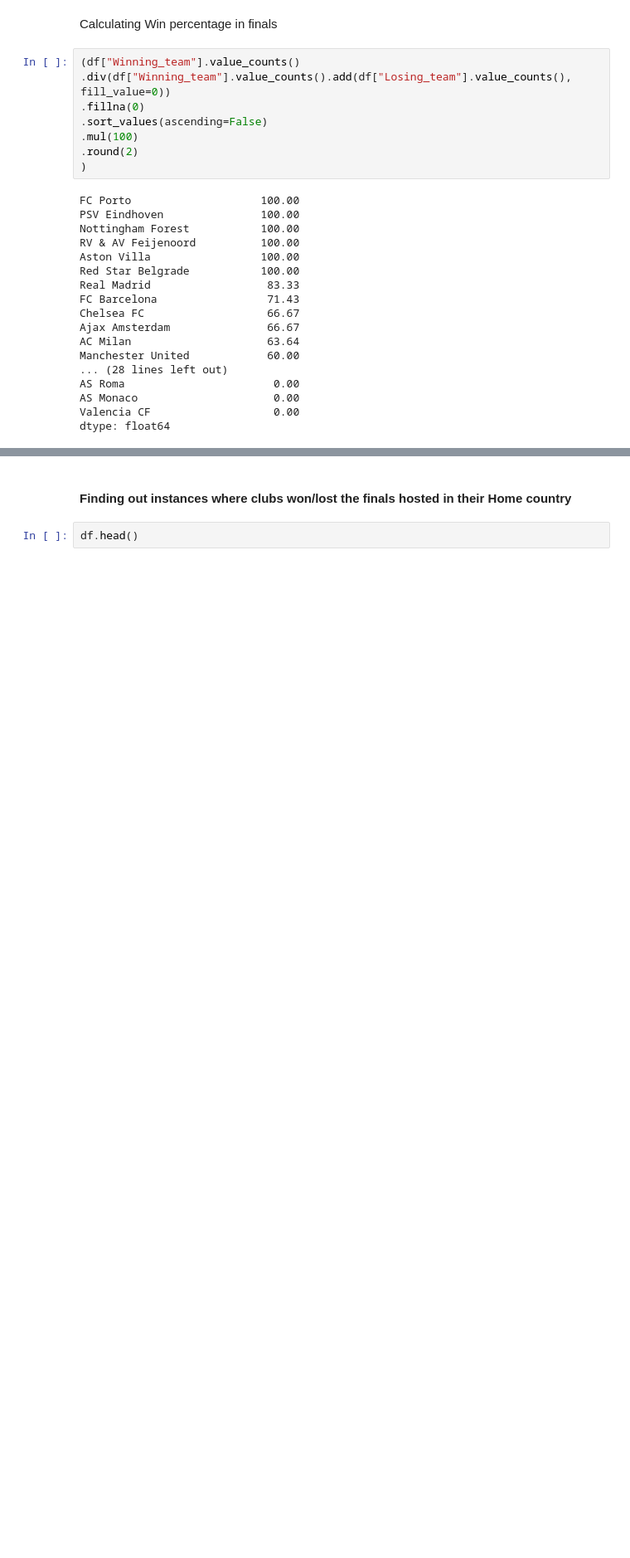
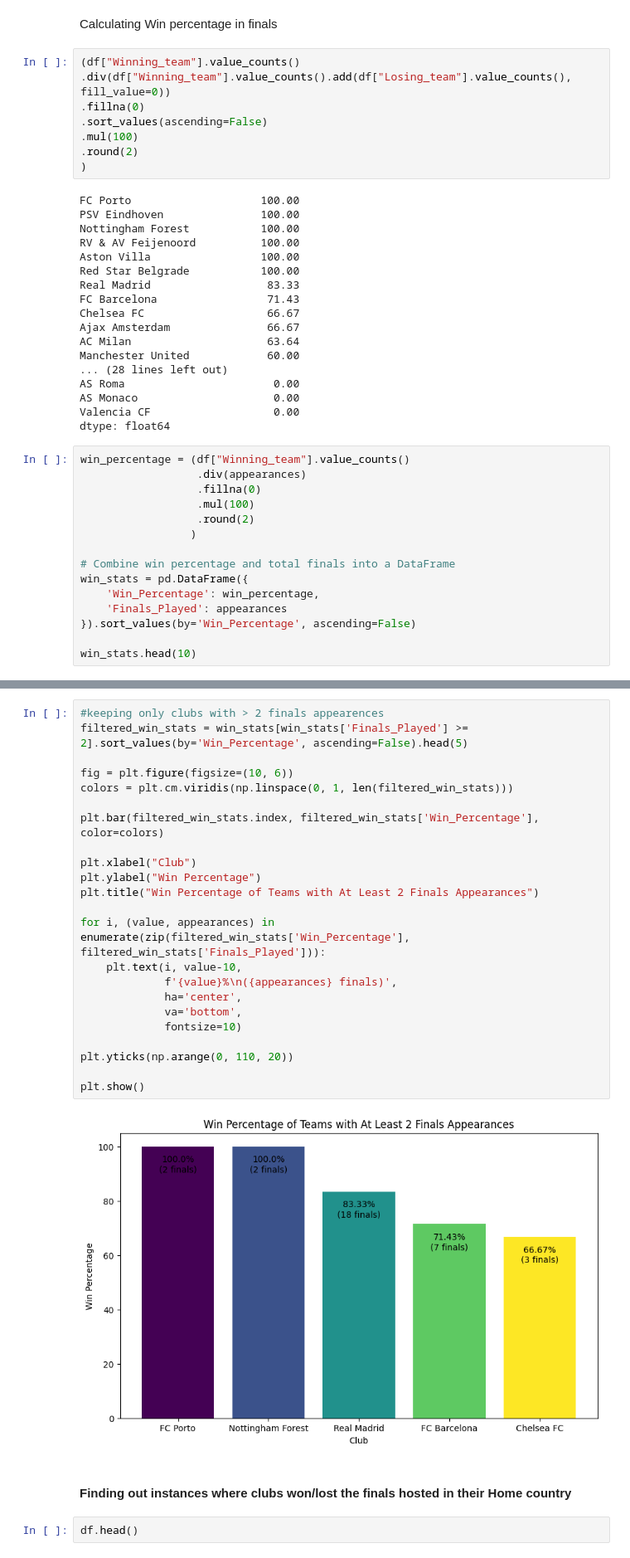
Before and after one commit to Fatha27/UCL_Analysis, a Jupyter notebook: ucl_finals_analysis.ipynb, the cells around one changed output, grey strips where cells are left out. Shown at 83% size. Drawn from its saved outputs; the diff is of its cells as text; blank space fills up the shorter version.

```diff
--- a/ucl_finals_analysis.ipynb
+++ b/ucl_finals_analysis.ipynb
@@ -148,3 +195,18 @@ AS Roma                       0.00
 AS Monaco                     0.00
 Valencia CF                   0.00
 dtype: float64
+# %%
+win_percentage = (df["Winning_team"].value_counts()
+                  .div(appearances)
+                  .fillna(0)
+                  .mul(100)
+                  .round(2)
+                 )
+
+# Combine win percentage and total finals into a DataFrame
+win_stats = pd.DataFrame({
+    'Win_Percentage': win_percentage,
+    'Finals_Played': appearances
+}).sort_values(by='Win_Percentage', ascending=False)
+
+win_stats.head(10)
@@ -151,3 +225,28 @@ dtype: float64
+# %%
+#keeping only clubs with > 2 finals appearences
+filtered_win_stats = win_stats[win_stats['Finals_Played'] >= 2].sort_values(by='Win_Percentage', ascending=False).head(5)
+
+fig = plt.figure(figsize=(10, 6))
+colors = plt.cm.viridis(np.linspace(0, 1, len(filtered_win_stats)))
+
+plt.bar(filtered_win_stats.index, filtered_win_stats['Win_Percentage'], color=colors)
+
+plt.xlabel("Club")
+plt.ylabel("Win Percentage")
+plt.title("Win Percentage of Teams with At Least 2 Finals Appearances")
+
+for i, (value, appearances) in enumerate(zip(filtered_win_stats['Win_Percentage'], filtered_win_stats['Finals_Played'])):
+    plt.text(i, value-10,
+             f'{value}%\n({appearances} finals)',
+             ha='center',
+             va='bottom',
+             fontsize=10)
+
+plt.yticks(np.arange(0, 110, 20))
+
+plt.show()
+# %% [output]
+[figure, added]
 # %% [markdown]
 #### Finding out instances where clubs won/lost the finals hosted in their Home country
 # %%
```
Also changed, not shown: parts of 30 cells of this notebook.
